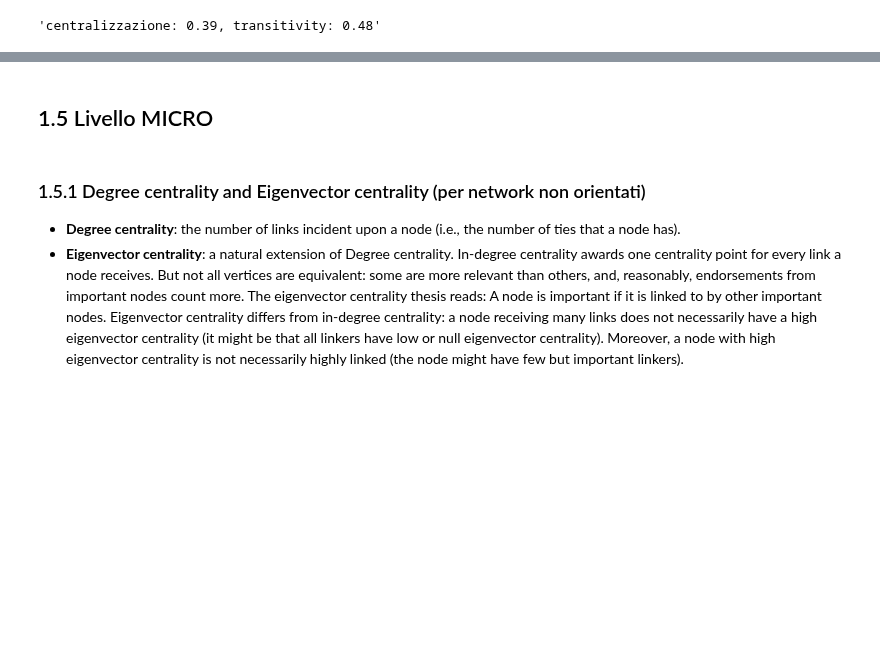
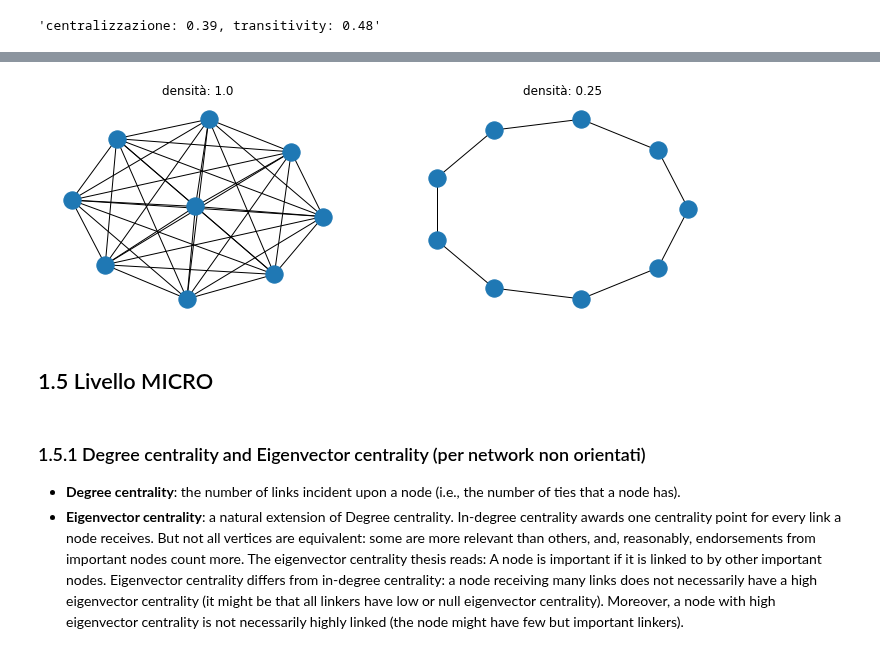
Before and after one commit to alkaest2002/ABGrid, a Jupyter notebook: materials/course 101/esercitazione.ipynb, the cells around one changed output, grey strips where cells are left out. Cells and saved outputs as stored; diff of their text form; code cells hidden in the pictures; blank space fills up the shorter version.

```diff
--- a/materials/course 101/esercitazione.ipynb
+++ b/materials/course 101/esercitazione.ipynb
@@ -240,3 +244,16 @@ ax2.set_title(f"transitivity: {np.round(nx.transitivity(C),3)}");
+# %%
+# esempi di transitity
+fig, (ax1, ax2) = plt.subplots(nrows=1, ncols=2, figsize=(12,4))
+S = nx.complete_graph(U.order())
+loc = nx.spring_layout(S)
+nx.draw(S,loc, ax=ax1)
+ax1.set_title(f"densità: {np.round(nx.density(S),3)}")
+C = nx.watts_strogatz_graph(U.order(), 2, 0, seed=42)
+loc = nx.circular_layout(C)
+nx.draw(C,loc,ax=ax2)
+ax2.set_title(f"densità: {np.round(nx.density(C),3)}");
+# %% [output]
+[figure, added]
 # %% [markdown]
 ## 1.5 Livello MICRO
 # %% [markdown]
```
Also changed, not shown: parts of 7 cells of this notebook.
